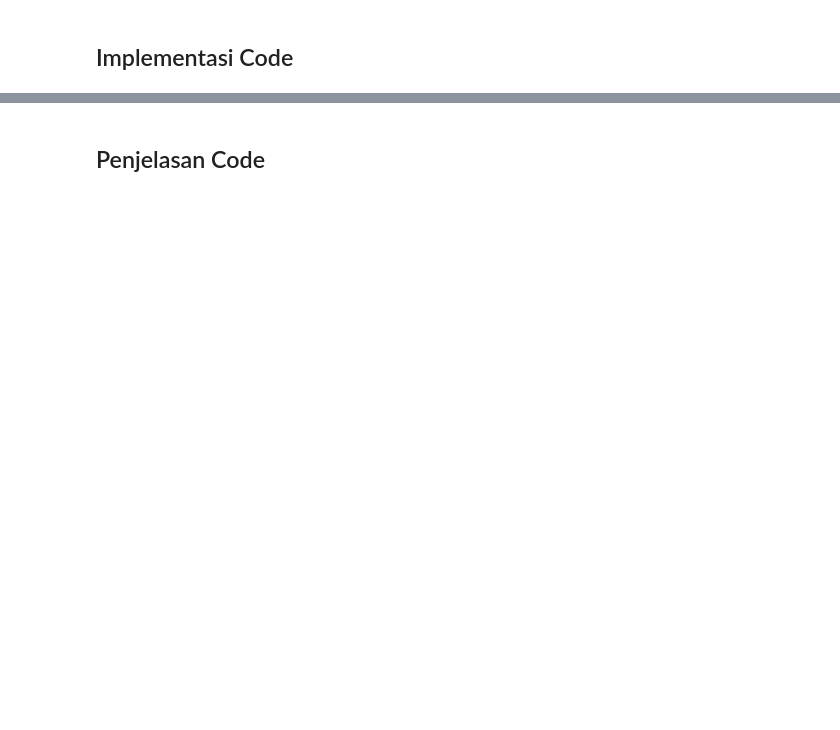
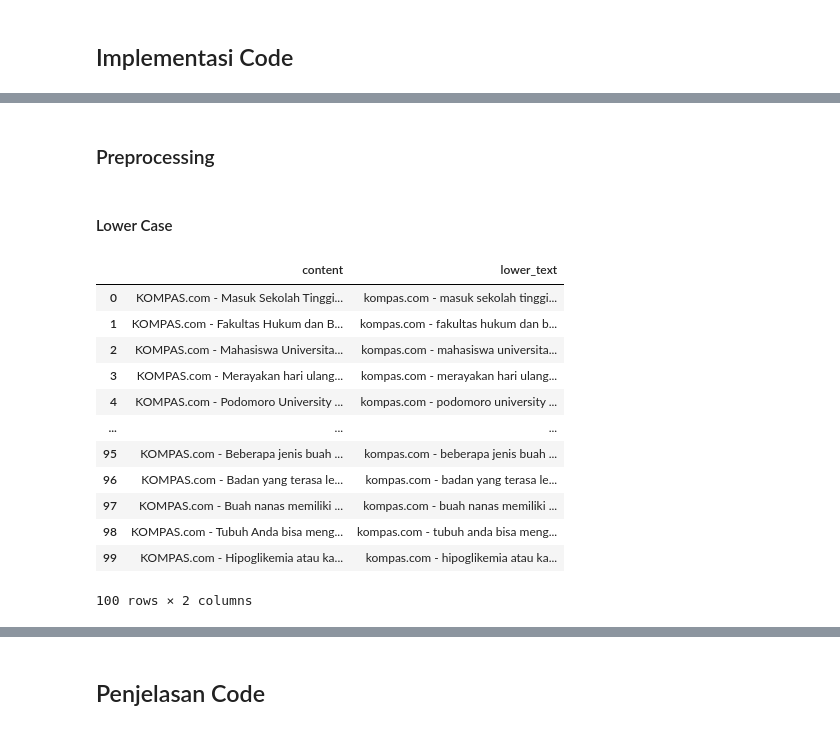
Before and after one commit to nasrudin11/PPW, a Jupyter notebook: _sources/Support Vector Model.ipynb, the cells around one changed output, grey strips where cells are left out. Cells and saved outputs as stored; diff of their text form; code cells hidden in the pictures; blank space fills up the shorter version.

```diff
--- a/_sources/Support Vector Model.ipynb
+++ b/_sources/Support Vector Model.ipynb
@@ -85,0 +182,22 @@ Vector Space Model (VSM) adalah pendekatan sederhana namun sangat efektif untuk
+# %% [markdown]
+### Preprocessing
+# %% [markdown]
+#### Lower Case
+# %%
+df['lower_text'] = df['content'].str.lower()
+
+df[['content', 'lower_text']]
+# %% [output]
+|  | content | lower_text |
+| 0 | KOMPAS.com - Masuk Sekolah Tinggi... | kompas.com - masuk sekolah tinggi... |
+| 1 | KOMPAS.com - Fakultas Hukum dan B... | kompas.com - fakultas hukum dan b... |
+| 2 | KOMPAS.com - Mahasiswa Universita... | kompas.com - mahasiswa universita... |
+| 3 | KOMPAS.com - Merayakan hari ulang... | kompas.com - merayakan hari ulang... |
+| 4 | KOMPAS.com - Podomoro University ... | kompas.com - podomoro university ... |
+| ... | ... | ... |
+| 95 | KOMPAS.com - Beberapa jenis buah ... | kompas.com - beberapa jenis buah ... |
+| 96 | KOMPAS.com - Badan yang terasa le... | kompas.com - badan yang terasa le... |
+| 97 | KOMPAS.com - Buah nanas memiliki ... | kompas.com - buah nanas memiliki ... |
+| 98 | KOMPAS.com - Tubuh Anda bisa meng... | kompas.com - tubuh anda bisa meng... |
+| 99 | KOMPAS.com - Hipoglikemia atau ka... | kompas.com - hipoglikemia atau ka... |
+100 rows × 2 columns
```
Also changed, not shown: parts of 26 cells of this notebook, 6 other files.
